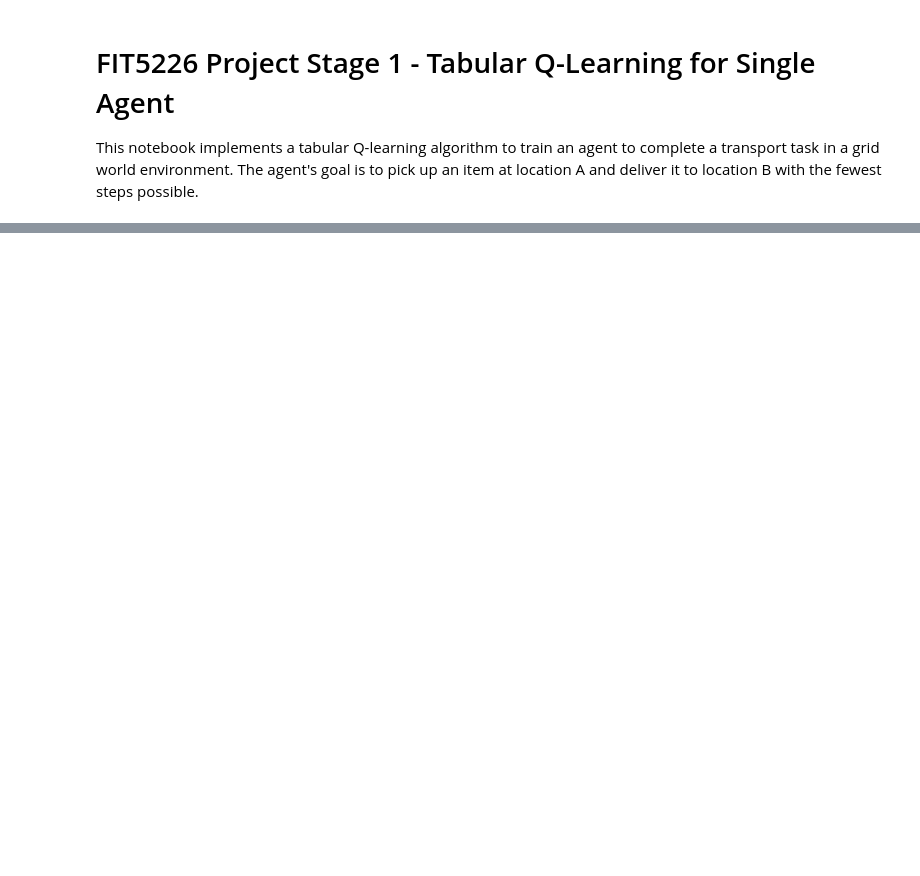
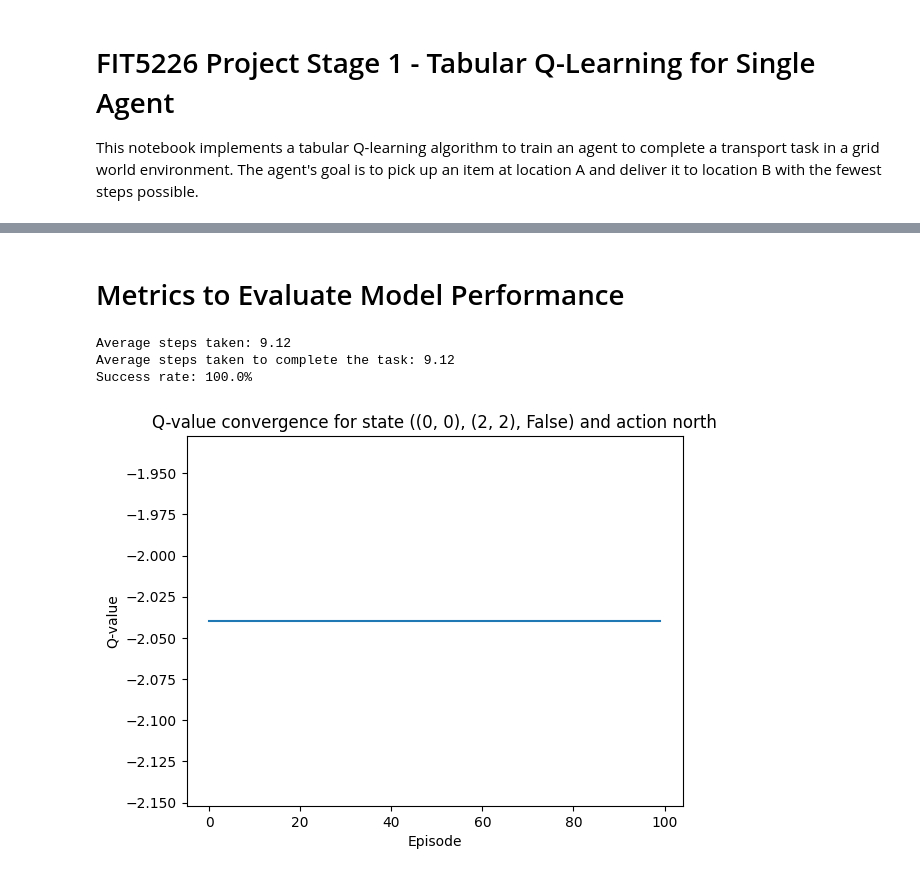
Before and after one commit to sravankumarnnv/DeliveryAgent, a Jupyter notebook: notebook02ce322686.ipynb, the cells around one changed output, grey strips where cells are left out. Drawn from its saved outputs; the diff is of its cells as text; code cells hidden in the pictures; blank space fills up the shorter version.

```diff
--- a/notebook02ce322686.ipynb
+++ b/notebook02ce322686.ipynb
@@ -160,0 +285,80 @@ def visualize_agent(environment, agent, episodes=10):
+# %% [markdown]
+# Metrics to Evaluate Model Performance
+# %%
+average_steps = test_agent(agent, env, trials=100)
+print(f"Average steps taken to complete the task: {average_steps}")
+
+def success_rate(agent, environment, trials=100):
+    successful_trials = 0
+    for trial in range(trials):
+        state = environment.reset()
+        done = False
+        while not done:
+            action = agent.choose_action(state)
+            next_state, reward, done = environment.step(action)
+            state = next_state
+        if state[0] == environment.goal_location and environment.has_item:
+            successful_trials += 1
+    return successful_trials / trials * 100
+
+success_rate_percentage = success_rate(agent, env, trials=100)
+print(f"Success rate: {success_rate_percentage}%")
+
+def q_value_convergence(agent, state, action):
+    q_values = []
+    for _ in range(100):
+        q_values.append(agent.get_q_value(state, action))
+    plt.plot(q_values)
+    plt.title(f'Q-value convergence for state {state} and action {action}')
+    plt.xlabel('Episode')
+    plt.ylabel('Q-value')
+    plt.show()
+
+# Example of checking Q-value convergence for a specific state-action pair
+q_value_convergence(agent, state=((0, 0), (2, 2), False), action='north')
+
+def path_efficiency(agent, environment, trials=100):
+    optimal_steps = 8  # Example: optimal path length in a 5x5 grid
+    efficient_paths = 0
+    for trial in range(trials):
+        state = environment.reset()
+        done = False
+        steps = 0
+        while not done:
+            action = agent.choose_action(state)
+            next_state, reward, done = environment.step(action)
+            state = next_state
+            steps += 1
+        if steps == optimal_steps:
+            efficient_paths += 1
+    return efficient_paths / trials * 100
+
+efficiency_percentage = path_efficiency(agent, env, trials=100)
+print(f"Path efficiency: {efficiency_percentage}%")
+
+def exploration_exploitation_rate(agent, environment, episodes=1000):
+    exploration_count = 0
+    exploitation_count = 0
+    for episode in range(episodes):
+        state = environment.reset()
+        done = False
+        while not done:
+            if random.uniform(0, 1) < agent.epsilon:
+                exploration_count += 1
+            else:
+                exploitation_count += 1
+            action = agent.choose_action(state)
+            next_state, reward, done = environment.step(action)
+            state = next_state
+    exploration_rate = exploration_count / (exploration_count + exploitation_count) * 100
+    exploitation_rate = exploitation_count / (exploration_count + exploitation_count) * 100
+    return exploration_rate, exploitation_rate
+
+exploration_rate, exploitation_rate = exploration_exploitation_rate(agent, env)
+print(f"Exploration rate: {exploration_rate}%")
+print(f"Exploitation rate: {exploitation_rate}%")
+# %% [output]
+Average steps taken: 9.12
+Average steps taken to complete the task: 9.12
+Success rate: 100.0%
+[figure, added]
```
Also changed, not shown: parts of 12 cells of this notebook.
